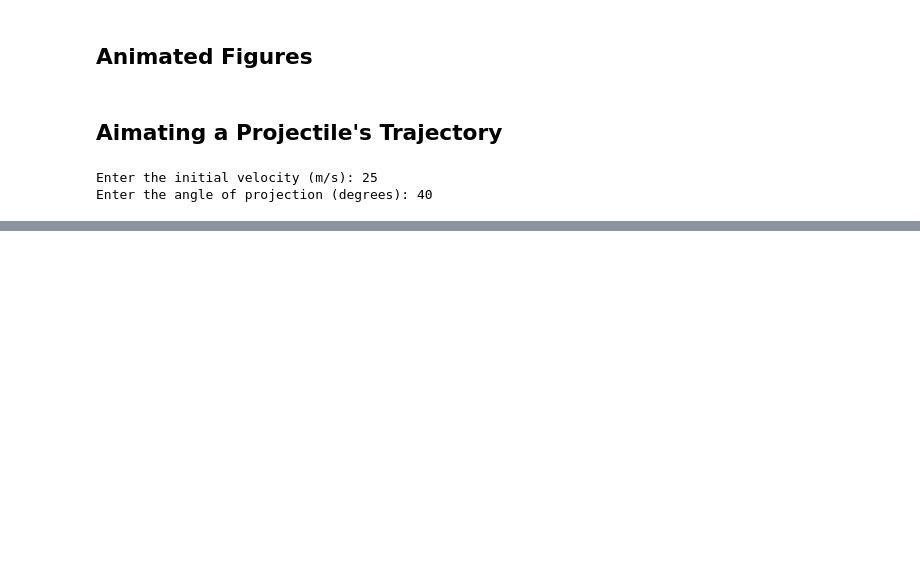
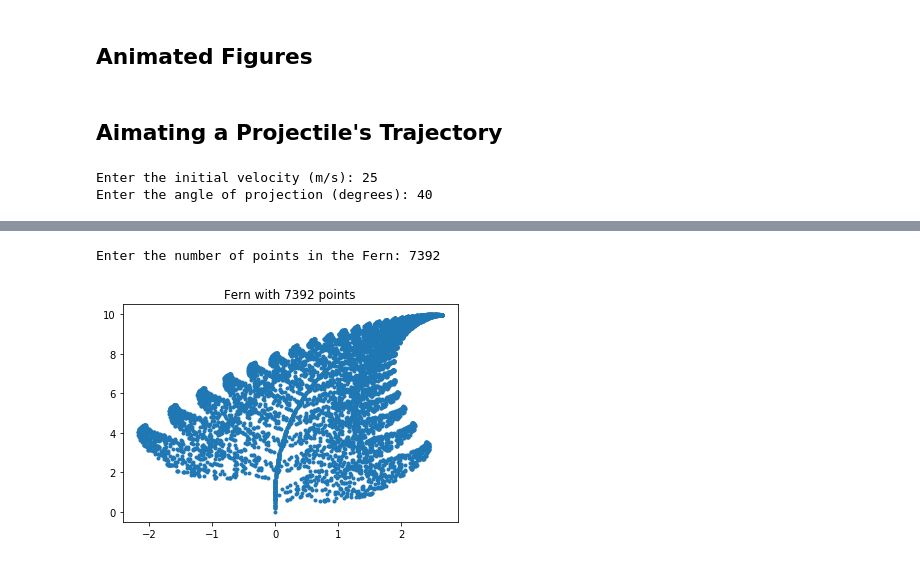
Before and after one commit to bakunobu/Help, a Jupyter notebook: Geometric Shapes and Fractals.ipynb, the cells around one changed output, grey strips where cells are left out. Saved outputs shown, nothing was run; the diff lists cells and outputs as text; code cells hidden in the pictures; blank space fills up the shorter version.

```diff
--- a/Geometric Shapes and Fractals.ipynb
+++ b/Geometric Shapes and Fractals.ipynb
@@ -139,0 +218,48 @@ Enter the angle of projection (degrees): 40
+# %%
+def transformation_4(p):
+    x = p[0]
+    y = p[1]
+    x_1 = 0
+    y_1 = 0.16 * y
+    return x_1, y_1
+# %%
+def get_index(probability):
+    r = random.random()
+    c_probability = 0
+    sum_probability = []
+    for p in probability:
+        c_probability += p
+        sum_probability.append(c_probability)
+    for item, sp in enumerate(sum_probability):
+        if r <= sp:
+            return item
+    return len(probability)-1
+# %%
+def transform(p):
+    transformations = [transformation_1, transformation_2, transformation_3, transformation_4]
+    probability = [0.85, 0.07, 0.07, 0.01]
+    tindex = get_index(probability)
+    t = transformations[tindex]
+    x, y = t(p)
+    return x, y
+# %%
+def draw_fern(n):
+    x = [0]
+    y = [0]
+
+    x_1, y_1 = 0, 0
+    for i in range(n):
+        x_1, y_1 = transform((x_1, y_1))
+        x.append(x_1)
+        y.append(y_1)
+    return x, y
+# %%
+if __name__ == '__main__':
+    n = int(input('Enter the number of points in the Fern: '))
+    x, y = draw_fern(n)
+    plt.plot(x, y, '.')
+    plt.title('Fern with {0} points'.format(n))
+    plt.show()
+# %% [output]
+Enter the number of points in the Fern: 7392
+[figure, added]
```
Also changed, not shown: parts of 13 cells of this notebook.
